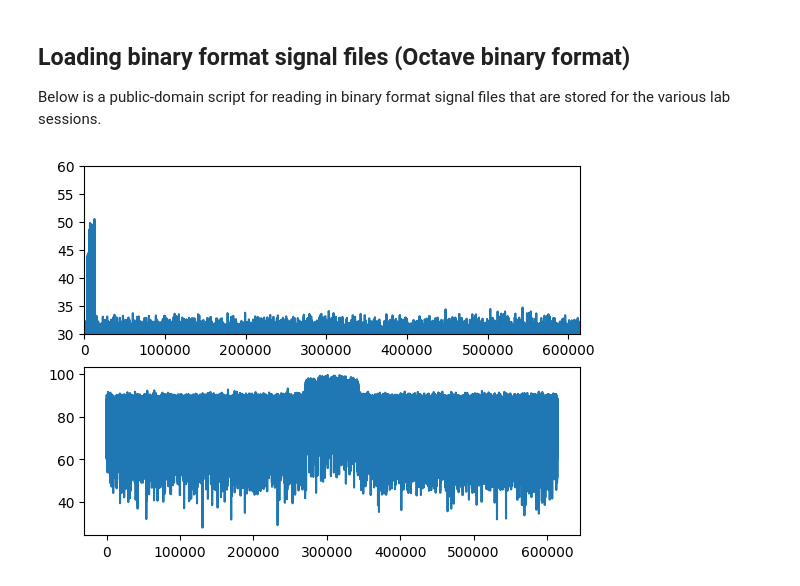
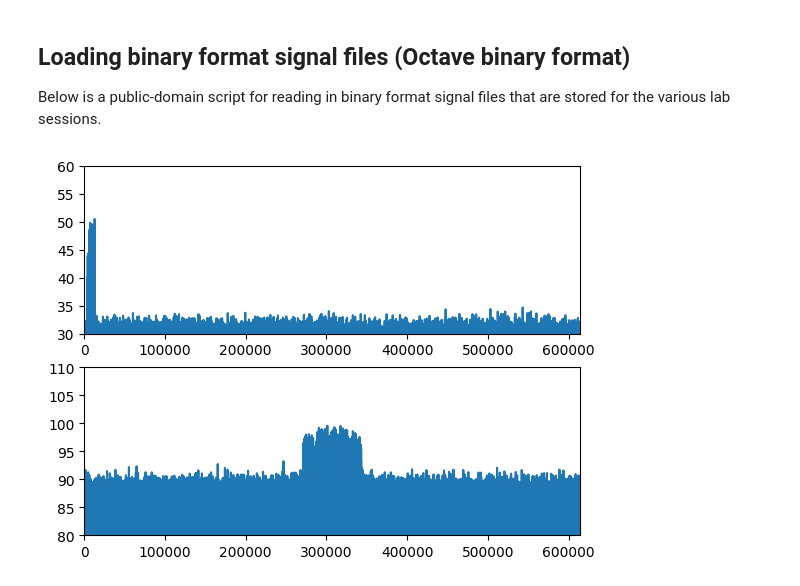
Before and after one commit to RaymondKnopp/digicom-books, a Jupyter notebook: notebooks/digicom_scratchpad.ipynb, the cells around one changed output. Cells and saved outputs as stored; diff of their text form; code cells hidden in the pictures.

```diff
--- a/notebooks/digicom_scratchpad.ipynb
+++ b/notebooks/digicom_scratchpad.ipynb
@@ -282,31 +282,32 @@ def loadoct(fd, encoding=STR_ENCODING):
             raise NotImplementedError("unknown octave type "+type_str)
         #print("read %s:%s"%(name, type_str), table[name])
     return table
 
 def _dump(filename, encoding=STR_ENCODING):
     import gzip
 
     if filename.endswith('.gz'):
         with gzip.open(filename, 'rb') as fd:
             table = loadoct(fd, encoding)
     else:
         with open(filename, 'rb') as fd:
             table = loadoct(fd, encoding)
     for k, v in table.items():
         print(k, v)
 
 with open('rxsignal_justnoise.bin','rb') as fd:
     table = loadoct(fd);
     for k,v in table.items():
         rxs0 = v
 
 rxs0 = np.squeeze(rxs0)
 import matplotlib.pyplot as plt
 plt.subplot(2,1,1)
 plt.plot(20*np.log10(np.abs(rxs0)));
 plt.axis([0, 614399, 30, 60])
 plt.subplot(2,1,2)
 plt.plot(20*np.log10(np.abs(np.fft.fftshift(np.fft.fft(rxs0)))))
+plt.axis([0, 614399, 80, 110])
 plt.show();
 # %% [output]
-[figure, old version]
+[figure, new version]
```
Also changed, not shown: parts of 1 cell of this notebook, 4 other files.
